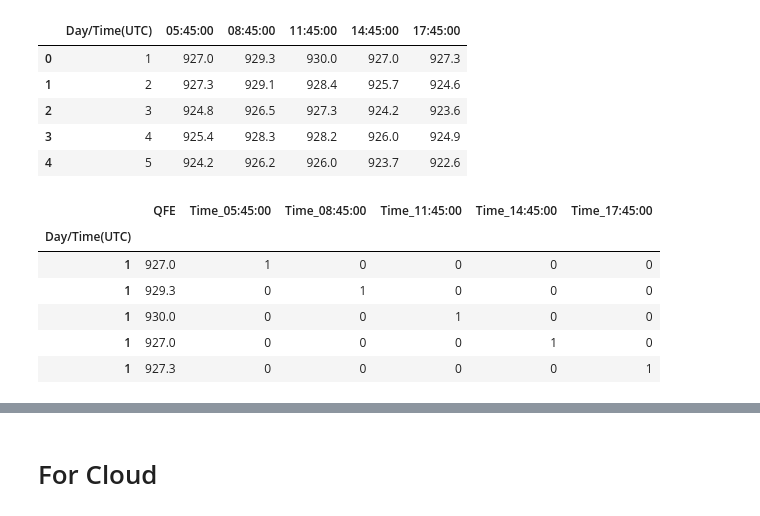
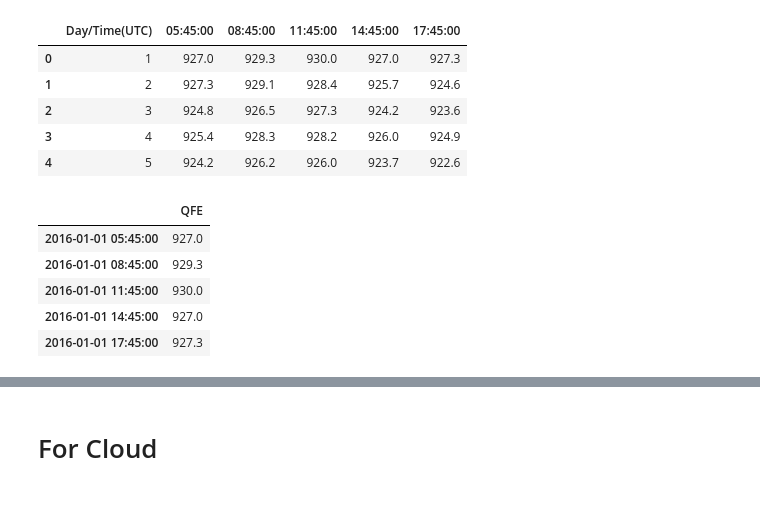
Before and after one commit to kaushu42/weather-forecast-nepal, a Jupyter notebook: preprocess.ipynb, the cells around one changed output, grey strips where cells are left out. Saved outputs shown, nothing was run; the diff lists cells and outputs as text; code cells hidden in the pictures.

```diff
--- a/preprocess.ipynb
+++ b/preprocess.ipynb
@@ -85,17 +92,17 @@ df.head()
 | 4 | 5 | 924.2 | 926.2 | 926.0 | 923.7 | 922.6 |
 # %%
 df = df.set_index('Day/Time(UTC)').stack().reset_index().set_index('Day/Time(UTC)')
-df.columns = ['Time', 'QFE']
-df = pd.get_dummies(df)
+df.index = pd.to_datetime([f'Jan {x}, 2016 {y}' for x, y in zip(df.index, df['level_1'])])
+df.drop('level_1', axis=1, inplace=True)
+df.columns = ['QFE']
 df.head()
 # %% [output]
-|  | QFE | Time_05:45:00 | Time_08:45:00 | Time_11:45:00 | Time_14:45:00 | Time_17:45:00 |
-| Day/Time(UTC) |  |  |  |  |  |  |
-| 1 | 927.0 | 1 | 0 | 0 | 0 | 0 |
-| 1 | 929.3 | 0 | 1 | 0 | 0 | 0 |
-| 1 | 930.0 | 0 | 0 | 1 | 0 | 0 |
-| 1 | 927.0 | 0 | 0 | 0 | 1 | 0 |
-| 1 | 927.3 | 0 | 0 | 0 | 0 | 1 |
+|  | QFE |
+| 2016-01-01 05:45:00 | 927.0 |
+| 2016-01-01 08:45:00 | 929.3 |
+| 2016-01-01 11:45:00 | 930.0 |
+| 2016-01-01 14:45:00 | 927.0 |
+| 2016-01-01 17:45:00 | 927.3 |
 # %%
 main_df['QFE'] = df['QFE']
 main_df.head()
```
Also changed, not shown: parts of 11 cells of this notebook.
